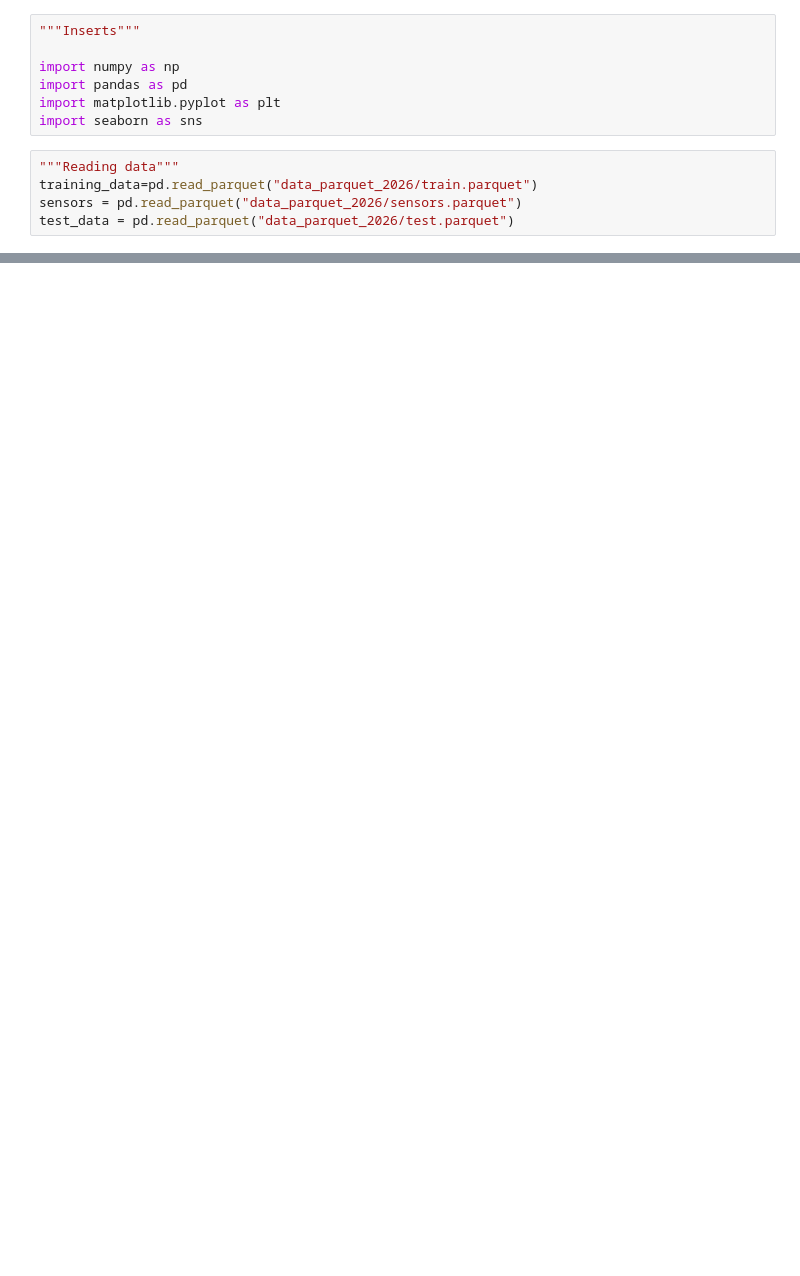
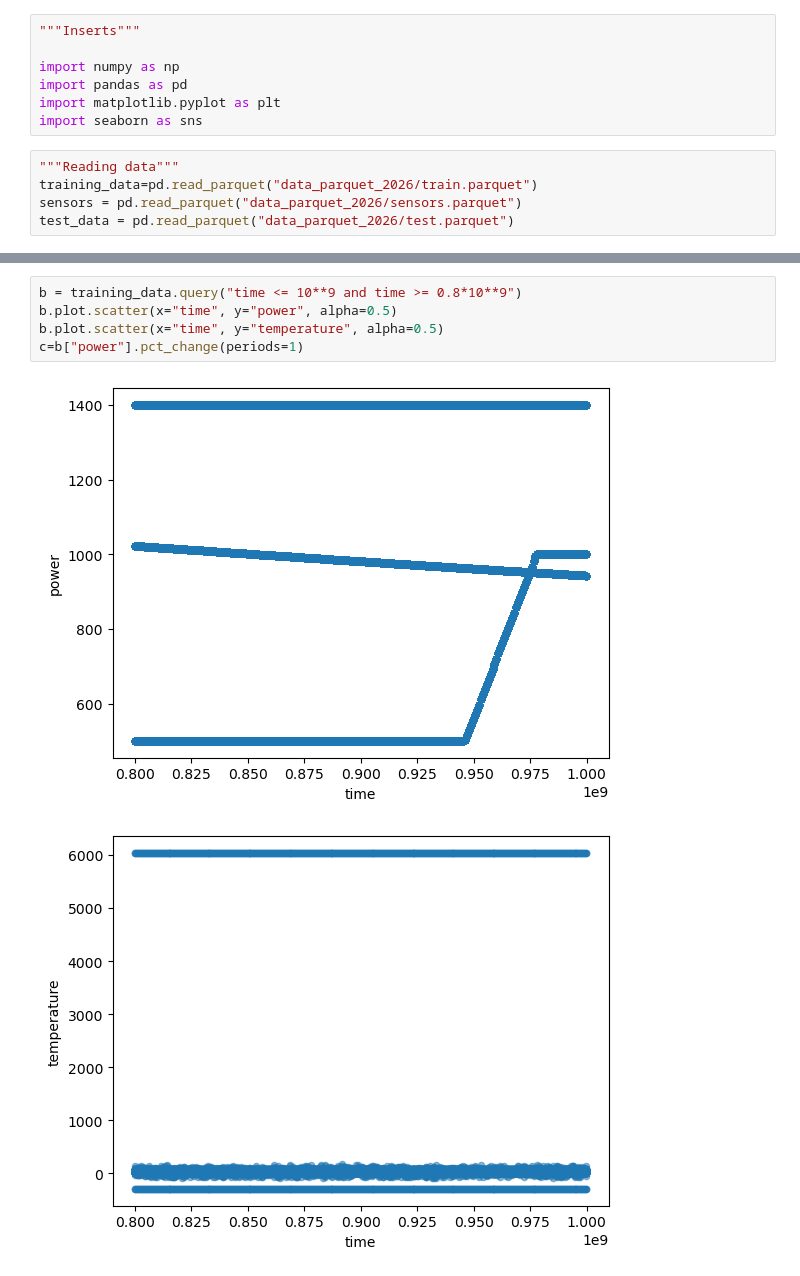
Before and after one commit to Username212305/ML_project_final, a Jupyter notebook: final.ipynb, the cells around one changed output, grey strips where cells are left out. Saved outputs shown, nothing was run; the diff lists cells and outputs as text; blank space fills up the shorter version.

```diff
--- a/final.ipynb
+++ b/final.ipynb
@@ -45,0 +79,8 @@ sample.plot.scatter(x="time", y="temperature", alpha=0.5)
+# %%
+b = training_data.query("time <= 10**9 and time >= 0.8*10**9")
+b.plot.scatter(x="time", y="power", alpha=0.5)
+b.plot.scatter(x="time", y="temperature", alpha=0.5)
+c=b["power"].pct_change(periods=1)
+# %% [output]
+[figure, added]
+[figure, added]
```
Also changed, not shown: parts of 5 cells of this notebook.
